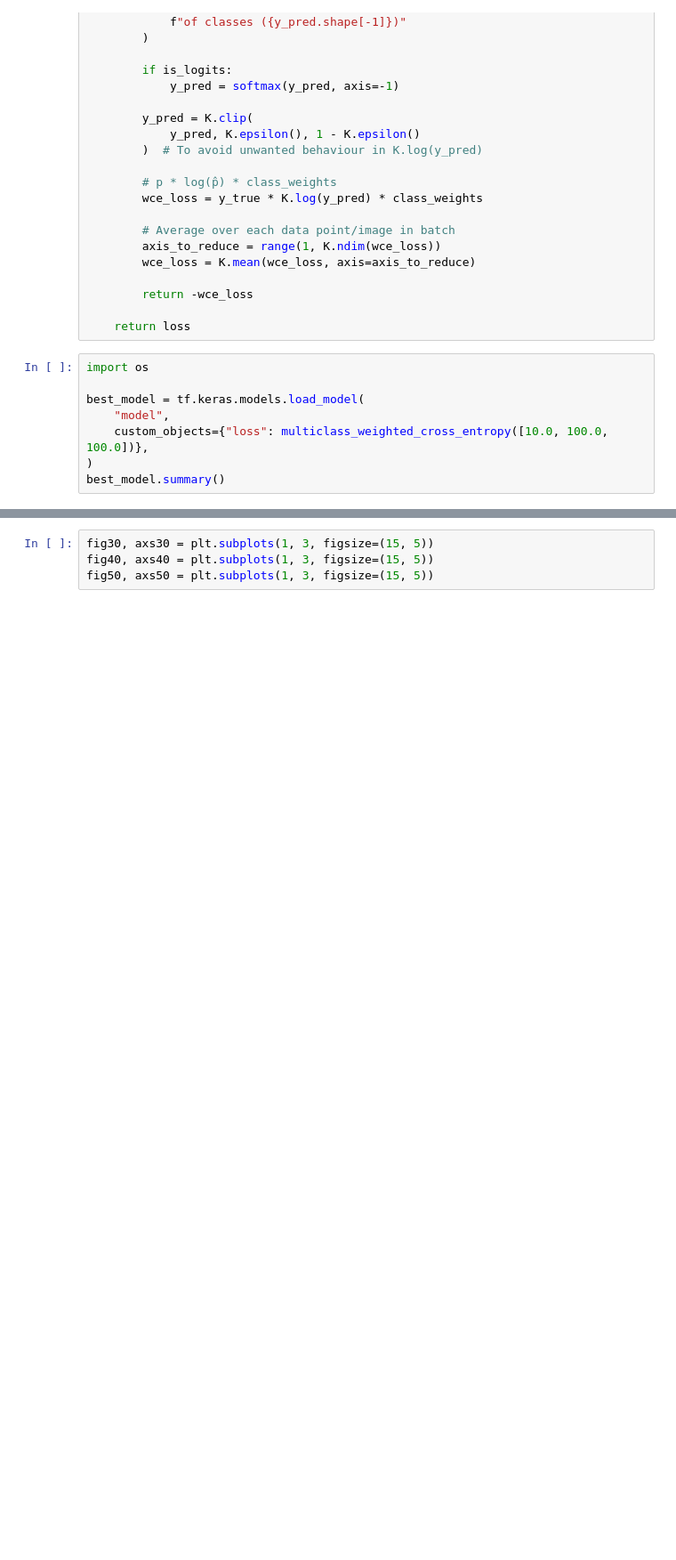
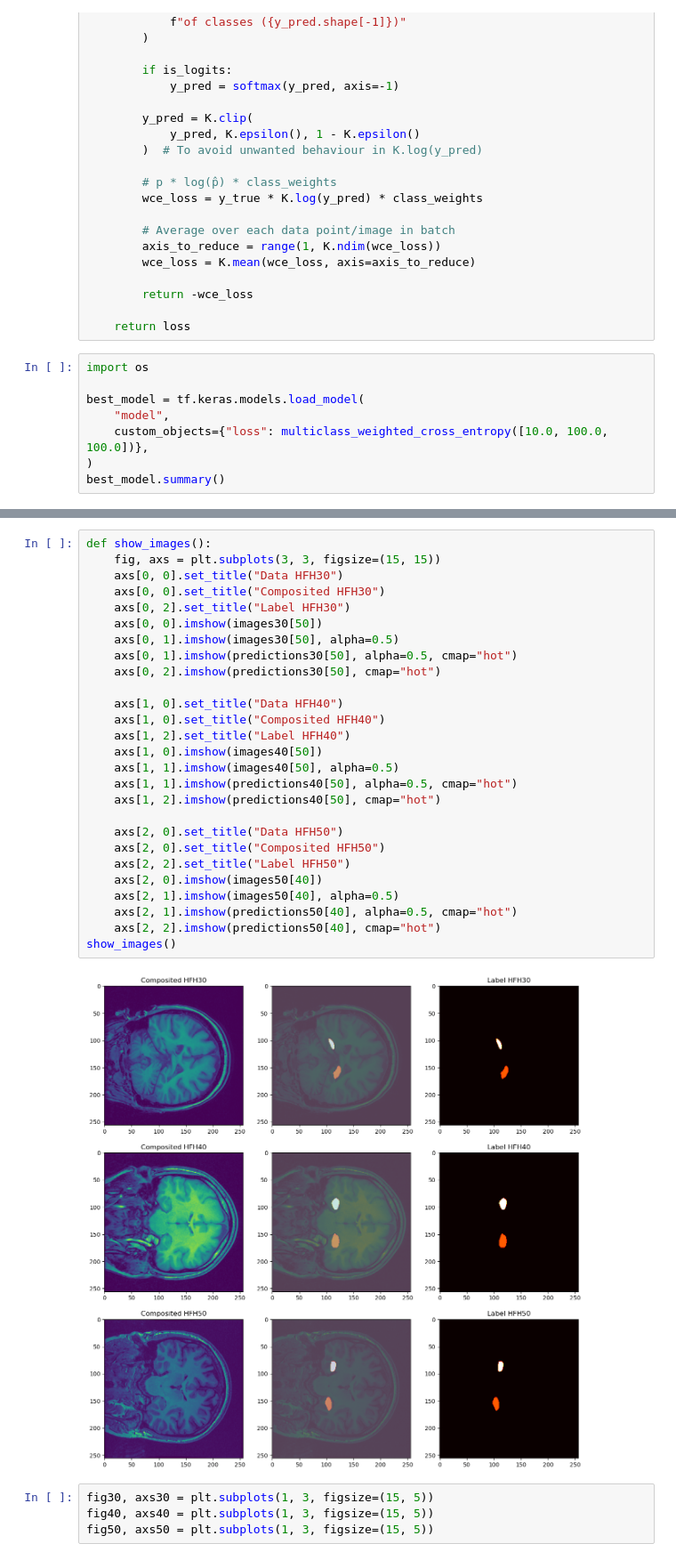
Before and after one commit to MinhyukWoo/keras_lecture, a Jupyter notebook: deep_learning_with_python/hippocampus/predict.ipynb, the cells around one changed output, grey strips where cells are left out. Shown at 89% size. Saved outputs shown, nothing was run; the diff lists cells and outputs as text; blank space fills up the shorter version.

Commit message:
Add hippocampus predictions

```diff
--- a/deep_learning_with_python/hippocampus/predict.ipynb
+++ b/deep_learning_with_python/hippocampus/predict.ipynb
@@ -99,6 +99,35 @@ print(predictions30[0].shape)
 (256, 256)
 124
 (256, 256)
+# %%
+def show_images():
+    fig, axs = plt.subplots(3, 3, figsize=(15, 15))
+    axs[0, 0].set_title("Data HFH30")
+    axs[0, 0].set_title("Composited HFH30")
+    axs[0, 2].set_title("Label HFH30")
+    axs[0, 0].imshow(images30[50])
+    axs[0, 1].imshow(images30[50], alpha=0.5)
+    axs[0, 1].imshow(predictions30[50], alpha=0.5, cmap="hot")
+    axs[0, 2].imshow(predictions30[50], cmap="hot")
+
+    axs[1, 0].set_title("Data HFH40")
+    axs[1, 0].set_title("Composited HFH40")
+    axs[1, 2].set_title("Label HFH40")
+    axs[1, 0].imshow(images40[50])
+    axs[1, 1].imshow(images40[50], alpha=0.5)
+    axs[1, 1].imshow(predictions40[50], alpha=0.5, cmap="hot")
+    axs[1, 2].imshow(predictions40[50], cmap="hot")
+
+    axs[2, 0].set_title("Data HFH50")
+    axs[2, 0].set_title("Composited HFH50")
+    axs[2, 2].set_title("Label HFH50")
+    axs[2, 0].imshow(images50[40])
+    axs[2, 1].imshow(images50[40], alpha=0.5)
+    axs[2, 1].imshow(predictions50[40], alpha=0.5, cmap="hot")
+    axs[2, 2].imshow(predictions50[40], cmap="hot")
+show_images()
+# %% [output]
+[figure, added]
 # %%
 fig30, axs30 = plt.subplots(1, 3, figsize=(15, 5))
 fig40, axs40 = plt.subplots(1, 3, figsize=(15, 5))
```
Also changed, not shown: parts of 4 cells of this notebook.
